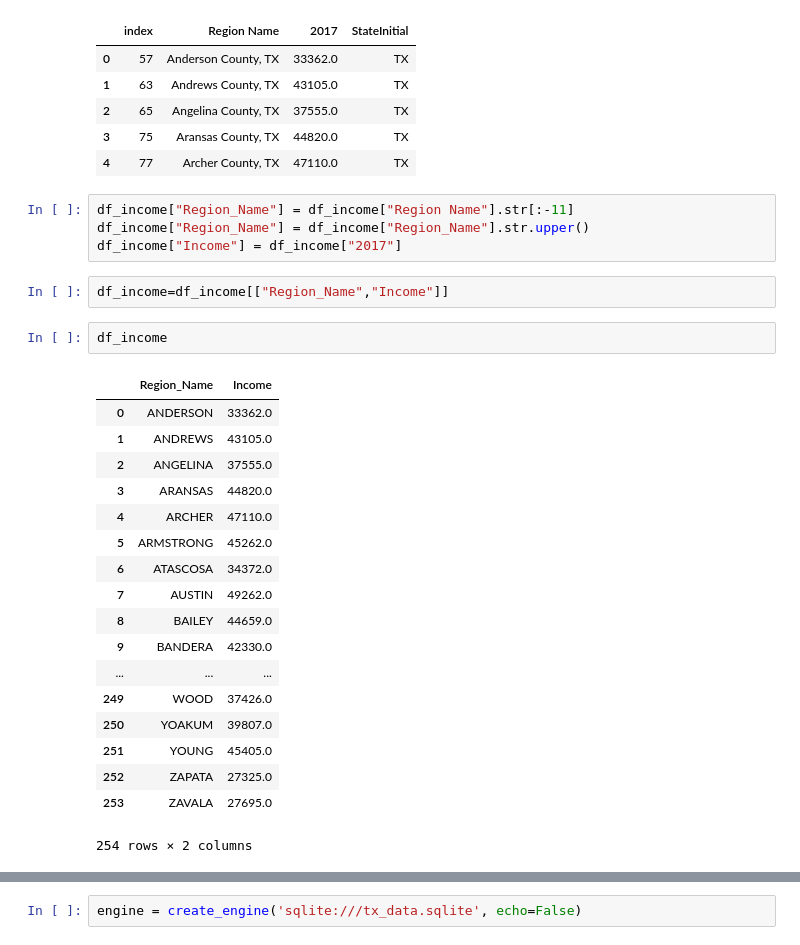
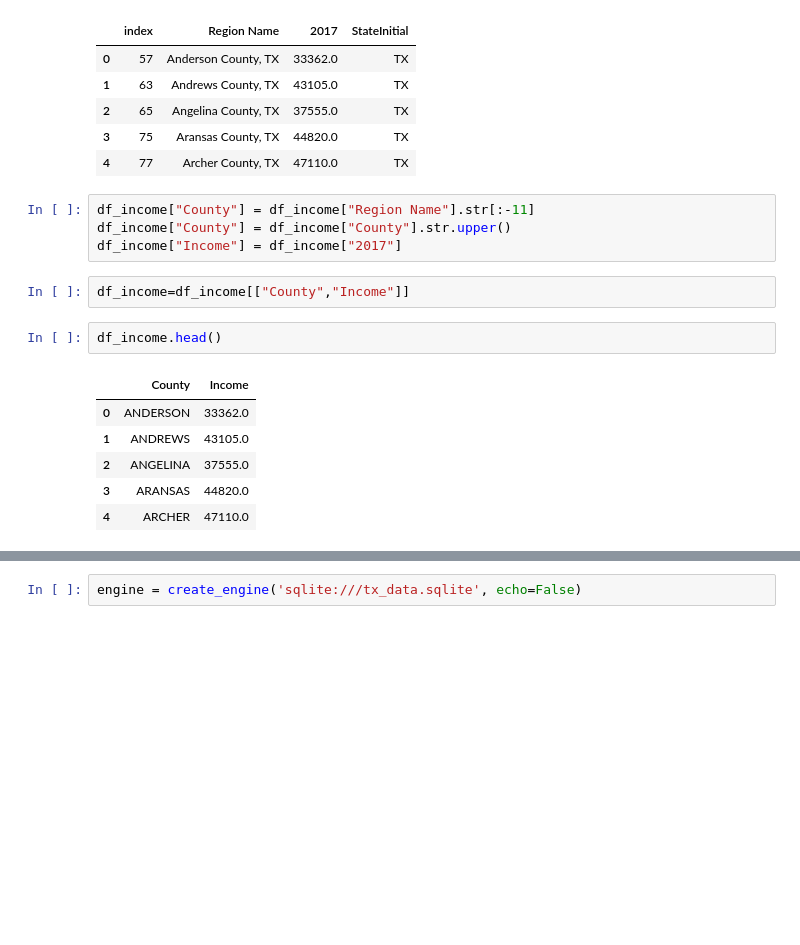
Before and after one commit to olegmrnv/texas_dream, a Jupyter notebook: Oleg/loading_data_into_SQL.ipynb, the cells around one changed output, grey strips where cells are left out. Cells and saved outputs as stored; diff of their text form; blank space fills up the shorter version.

```diff
--- a/Oleg/loading_data_into_SQL.ipynb
+++ b/Oleg/loading_data_into_SQL.ipynb
@@ -64,29 +64,17 @@ df_income.head()
 | 3 | 75 | Aransas County, TX | 44820.0 | TX |
 | 4 | 77 | Archer County, TX | 47110.0 | TX |
 # %%
-df_income["Region_Name"] = df_income["Region Name"].str[:-11]
-df_income["Region_Name"] = df_income["Region_Name"].str.upper()
+df_income["County"] = df_income["Region Name"].str[:-11]
+df_income["County"] = df_income["County"].str.upper()
 df_income["Income"] = df_income["2017"]
 # %%
-df_income=df_income[["Region_Name","Income"]]
+df_income=df_income[["County","Income"]]
 # %%
-df_income
+df_income.head()
 # %% [output]
-|  | Region_Name | Income |
+|  | County | Income |
 | 0 | ANDERSON | 33362.0 |
 | 1 | ANDREWS | 43105.0 |
 | 2 | ANGELINA | 37555.0 |
 | 3 | ARANSAS | 44820.0 |
 | 4 | ARCHER | 47110.0 |
-| 5 | ARMSTRONG | 45262.0 |
-| 6 | ATASCOSA | 34372.0 |
-| 7 | AUSTIN | 49262.0 |
-| 8 | BAILEY | 44659.0 |
-| 9 | BANDERA | 42330.0 |
-| ... | ... | ... |
-| 249 | WOOD | 37426.0 |
-| 250 | YOAKUM | 39807.0 |
-| 251 | YOUNG | 45405.0 |
-| 252 | ZAPATA | 27325.0 |
-| 253 | ZAVALA | 27695.0 |
-254 rows × 2 columns
```
Also changed, not shown: parts of 8 cells of this notebook, 1 other file.
